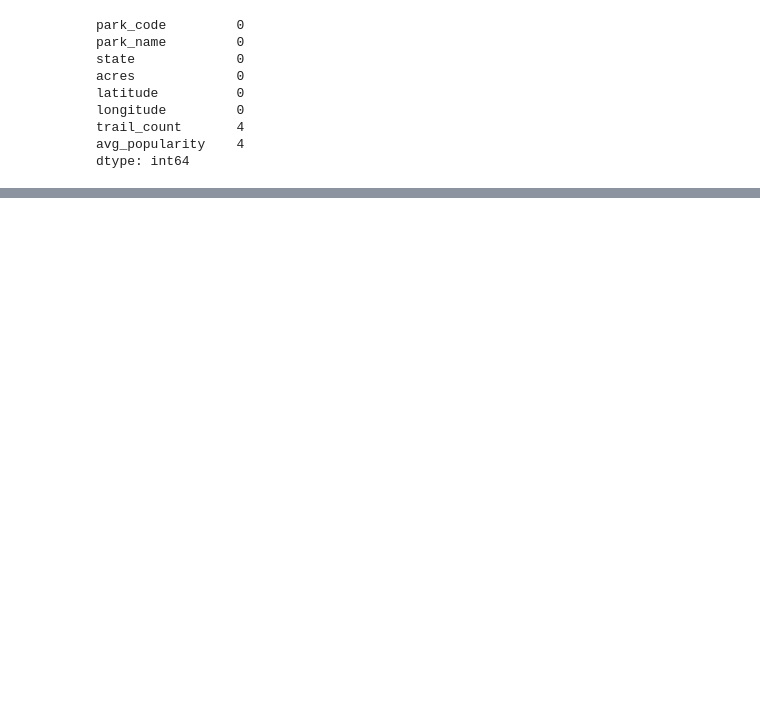
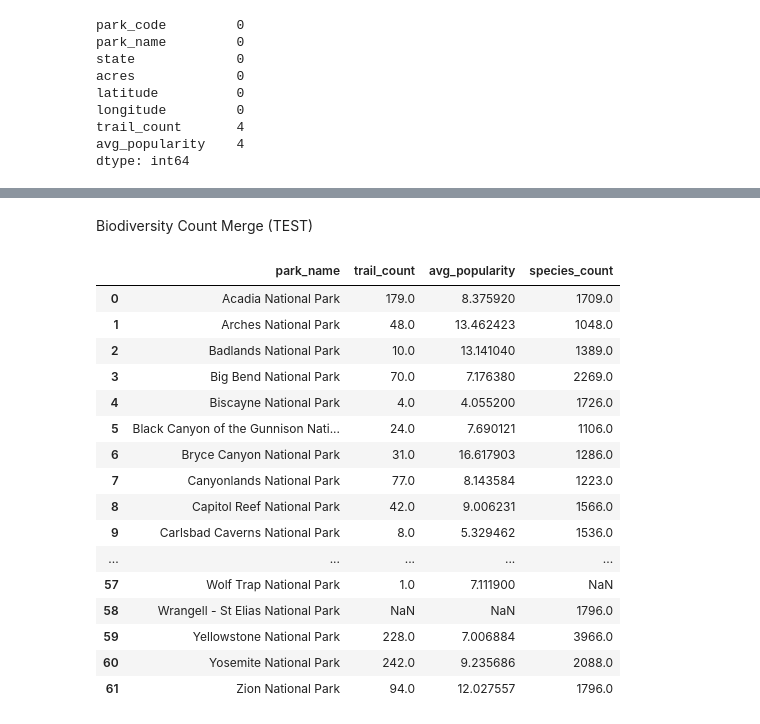
Before and after one commit to B-Stanley-0316/Nat_Parks_Project, a Jupyter notebook: clean_data.ipynb, the cells around one changed output, grey strips where cells are left out. Cells and saved outputs as stored; diff of their text form; code cells hidden in the pictures; blank space fills up the shorter version.

```diff
--- a/clean_data.ipynb
+++ b/clean_data.ipynb
@@ -459,3 +459,38 @@ parks_trails_final_df
 
 merged_data_to_load = "./Resources/parks_trails_final.csv"
 parks_trails_final_df.to_csv(merged_data_to_load, index=False)
+# %% [markdown]
+Biodiversity Count Merge (TEST)
+# %%
+# Creat a new df that contains the count of trails, the average poplarity of each park, and species count per park:
+
+park_bio_test_df = pd.DataFrame({
+    "trail_count": trail_count,
+    "avg_popularity": trail_pop_avg,
+    "species_count" : bio_count,
+})
+
+#Reset the index so the park name is no longer the index:
+
+park_bio_test_df.reset_index(inplace=True)
+park_bio_test_df = park_bio_test_df.rename(columns = {'index':'park_name'})
+
+park_bio_test_df
+# %% [output]
+|  | park_name | trail_count | avg_popularity | species_count |
+| 0 | Acadia National Park | 179.0 | 8.375920 | 1709.0 |
+| 1 | Arches National Park | 48.0 | 13.462423 | 1048.0 |
+| 2 | Badlands National Park | 10.0 | 13.141040 | 1389.0 |
+| 3 | Big Bend National Park | 70.0 | 7.176380 | 2269.0 |
+| 4 | Biscayne National Park | 4.0 | 4.055200 | 1726.0 |
+| 5 | Black Canyon of the Gunnison Nati... | 24.0 | 7.690121 | 1106.0 |
+| 6 | Bryce Canyon National Park | 31.0 | 16.617903 | 1286.0 |
+| 7 | Canyonlands National Park | 77.0 | 8.143584 | 1223.0 |
+| 8 | Capitol Reef National Park | 42.0 | 9.006231 | 1566.0 |
+| 9 | Carlsbad Caverns National Park | 8.0 | 5.329462 | 1536.0 |
+| ... | ... | ... | ... | ... |
+| 57 | Wolf Trap National Park | 1.0 | 7.111900 | NaN |
+| 58 | Wrangell - St Elias National Park | NaN | NaN | 1796.0 |
+| 59 | Yellowstone National Park | 228.0 | 7.006884 | 3966.0 |
+| 60 | Yosemite National Park | 242.0 | 9.235686 | 2088.0 |
+| 61 | Zion National Park | 94.0 | 12.027557 | 1796.0 |
```
Also changed, not shown: parts of 3 cells of this notebook, 1 other file.
